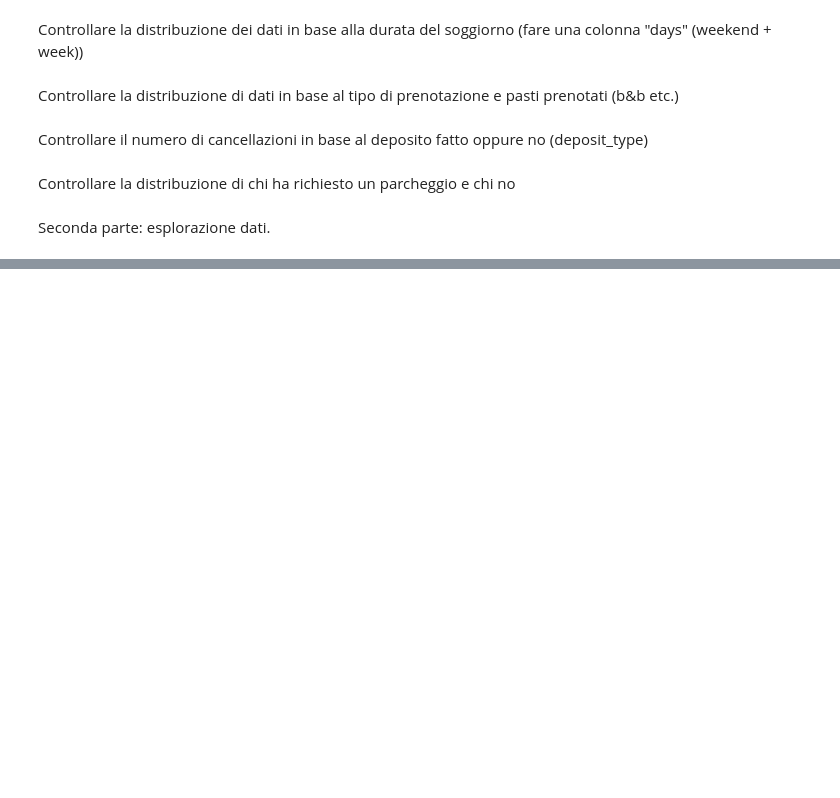
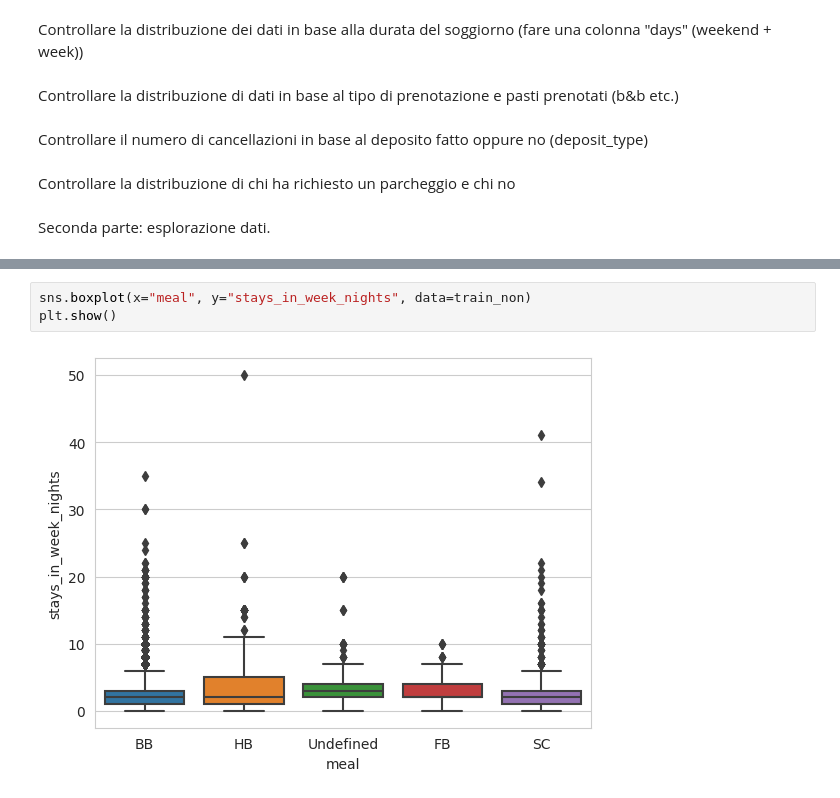
Before and after one commit to Nikocioni/progetto_programmazione_nik_ross_salvo, a Jupyter notebook: progetto_niko_ross_salvo_3.ipynb, the cells around one changed output, grey strips where cells are left out. Cells and saved outputs as stored; diff of their text form; blank space fills up the shorter version.

```diff
--- a/progetto_niko_ross_salvo_3.ipynb
+++ b/progetto_niko_ross_salvo_3.ipynb
@@ -629,0 +631,5 @@ plt.show()
+# %%
+sns.boxplot(x="meal", y="stays_in_week_nights", data=train_non)
+plt.show()
+# %% [output]
+[figure, added]
```
Also changed, not shown: parts of 7 cells of this notebook.
